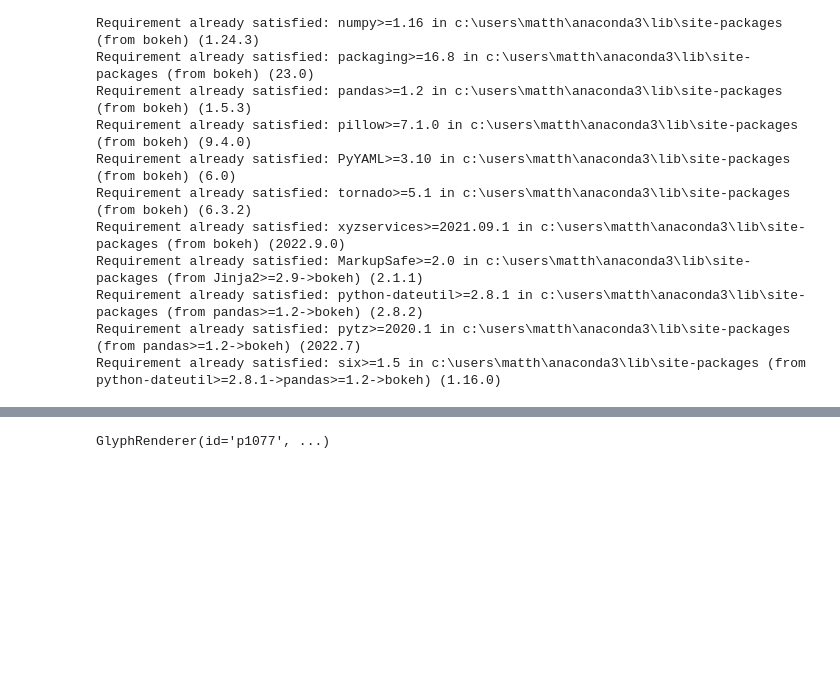
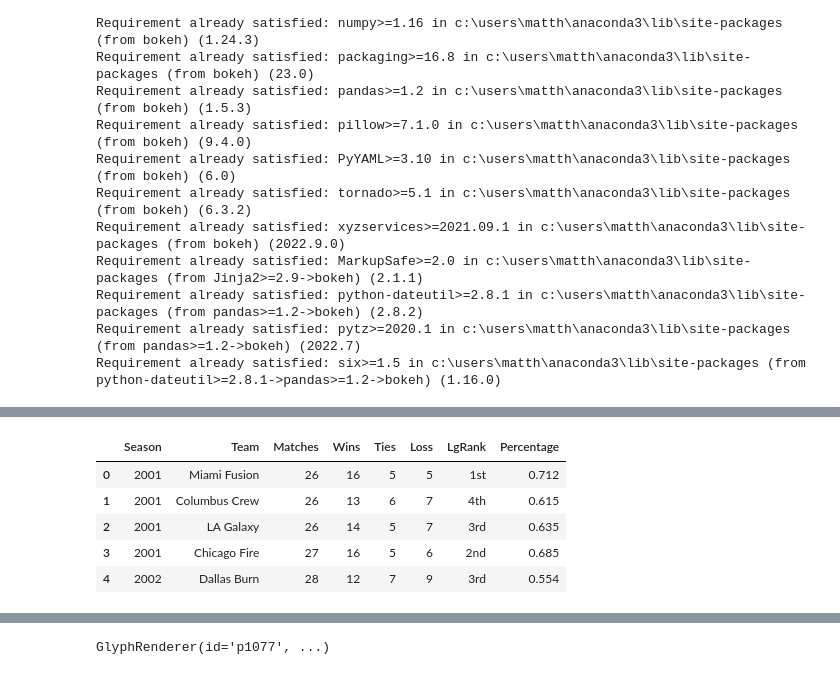
Before and after one commit to MattySplatties/Project_3, a Jupyter notebook: project_3.ipynb, the cells around one changed output, grey strips where cells are left out. Saved outputs shown, nothing was run; the diff lists cells and outputs as text; code cells hidden in the pictures; blank space fills up the shorter version.

```diff
--- a/project_3.ipynb
+++ b/project_3.ipynb
@@ -42,0 +48,9 @@ df
+# %%
+MLSdf.head()
+# %% [output]
+|  | Season | Team | Matches | Wins | Ties | Loss | LgRank | Percentage |
+| 0 | 2001 | Miami Fusion | 26 | 16 | 5 | 5 | 1st | 0.712 |
+| 1 | 2001 | Columbus Crew | 26 | 13 | 6 | 7 | 4th | 0.615 |
+| 2 | 2001 | LA Galaxy | 26 | 14 | 5 | 7 | 3rd | 0.635 |
+| 3 | 2001 | Chicago Fire | 27 | 16 | 5 | 6 | 2nd | 0.685 |
+| 4 | 2002 | Dallas Burn | 28 | 12 | 7 | 9 | 3rd | 0.554 |
```
Also changed, not shown: parts of 9 cells of this notebook, 13 other files.
